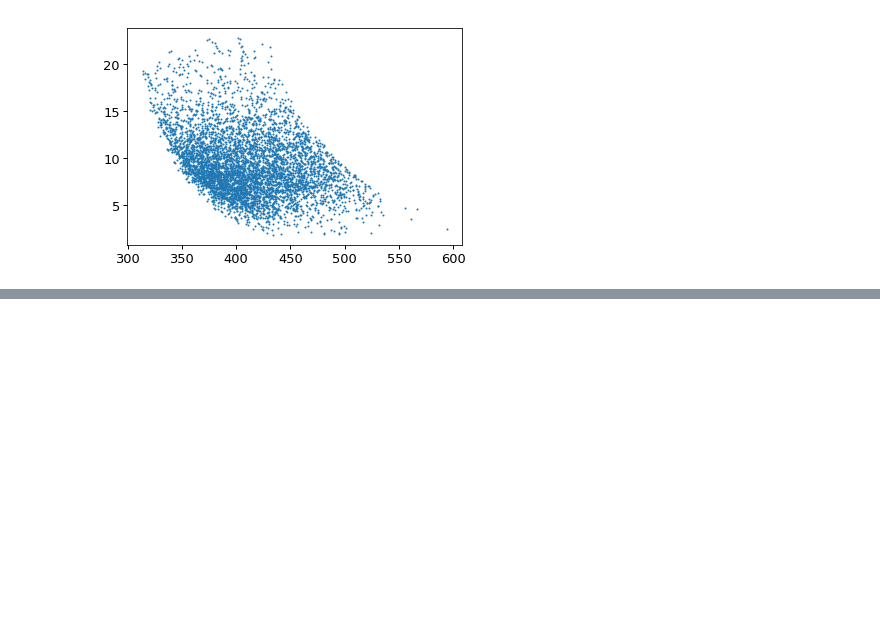
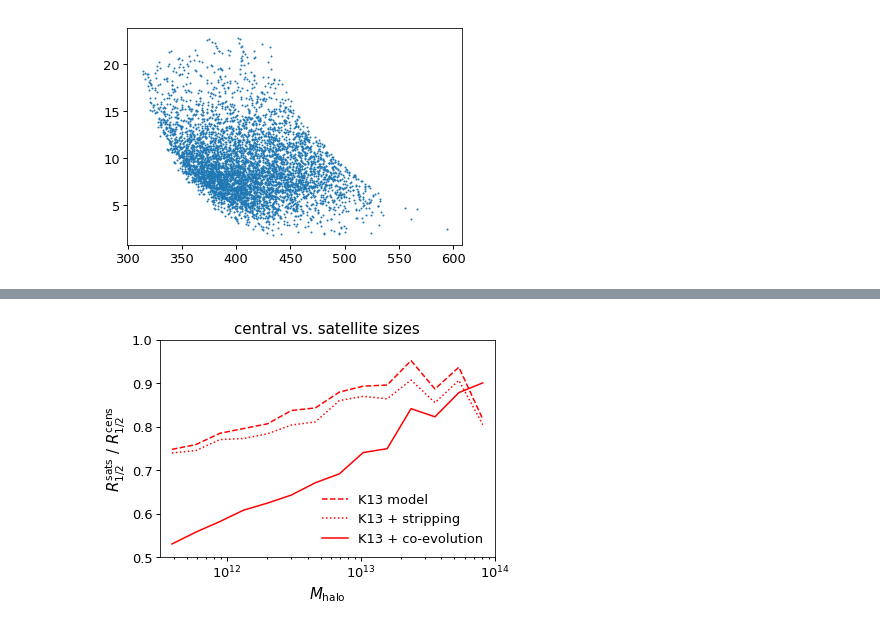
Before and after one commit to aphearin/galsize_models, a Jupyter notebook: notebooks/stripping_dev.ipynb, the cells around one changed output, grey strips where cells are left out. Drawn from its saved outputs; the diff is of its cells as text; code cells hidden in the pictures; blank space fills up the shorter version.

Commit message:
Updated FIGS with new summary stat of cens vs. sats sizes in the three different models

```diff
--- a/notebooks/stripping_dev.ipynb
+++ b/notebooks/stripping_dev.ipynb
@@ -220,0 +275,79 @@ sample.keys()
+# %%
+mpeak_bins = np.logspace(11.5, 14, 15)
+mpeak_mids = 10**(0.5*(np.log10(mpeak_bins[:-1]) + np.log10(mpeak_bins[1:])))
+
+drhalf_spl_orig = np.zeros_like(mpeak_mids)
+drhalf_spl_stripping = np.zeros_like(mpeak_mids)
+drhalf_spl_coevolution = np.zeros_like(mpeak_mids)
+drhalf_sat_orig = np.zeros_like(mpeak_mids)
+drhalf_sat_stripping = np.zeros_like(mpeak_mids)
+drhalf_sat_coevolution = np.zeros_like(mpeak_mids)
+
+frac_rhalf_spl_orig = np.zeros_like(mpeak_mids)
+frac_rhalf_spl_stripping = np.zeros_like(mpeak_mids)
+frac_rhalf_spl_coevolution = np.zeros_like(mpeak_mids)
+frac_rhalf_sat_orig = np.zeros_like(mpeak_mids)
+frac_rhalf_sat_stripping = np.zeros_like(mpeak_mids)
+frac_rhalf_sat_coevolution = np.zeros_like(mpeak_mids)
+
+
+for i, low, high in zip(range(len(mpeak_mids)), mpeak_bins[:-1], mpeak_bins[1:]):
+    mask = (mock['mpeak'] > low) & (mock['mpeak'] < high)
+    sample = mock[mask]
+    cenmask = sample['upid'] == -1
+    true_cenmask = cenmask & (sample['scale_factor_firstacc'] > 1)
+    spl_cenmask = cenmask & (sample['scale_factor_firstacc'] < 1)
+    logrhalf_truecen_orig = np.log10(np.median(sample['r50_orig'][true_cenmask]))
+    logrhalf_splcen_orig = np.log10(np.median(sample['r50_orig'][spl_cenmask]))
+    logrhalf_sat_orig = np.log10(np.median(sample['r50_orig'][~cenmask]))
+    drhalf_spl_orig[i] = logrhalf_splcen_orig - logrhalf_truecen_orig
+    drhalf_sat_orig[i] = logrhalf_sat_orig - logrhalf_truecen_orig
+    frac_rhalf_sat_orig[i] = (10**logrhalf_sat_orig)/(10**logrhalf_truecen_orig)
+
+    logrhalf_truecen_stripping = np.log10(np.median(sample['r50_stripping'][true_cenmask]))
+    logrhalf_splcen_stripping = np.log10(np.median(sample['r50_stripping'][spl_cenmask]))
+    logrhalf_sat_stripping = np.log10(np.median(sample['r50_stripping'][~cenmask]))
+    drhalf_spl_stripping[i] = logrhalf_splcen_stripping - logrhalf_truecen_stripping
+    drhalf_sat_stripping[i] = logrhalf_sat_stripping - logrhalf_truecen_stripping
+    frac_rhalf_sat_stripping[i] = (10**logrhalf_sat_stripping)/(10**logrhalf_truecen_stripping)
+
+    logrhalf_truecen_coevolution = np.log10(np.median(sample['r50_coevolution'][true_cenmask]))
+    logrhalf_splcen_coevolution = np.log10(np.median(sample['r50_coevolution'][spl_cenmask]))
+    logrhalf_sat_coevolution = np.log10(np.median(sample['r50_coevolution'][~cenmask]))
+    drhalf_spl_coevolution[i] = logrhalf_splcen_coevolution - logrhalf_truecen_coevolution
+    drhalf_sat_coevolution[i] = logrhalf_sat_coevolution - logrhalf_truecen_coevolution
+    frac_rhalf_sat_coevolution[i] = (10**logrhalf_sat_coevolution)/(10**logrhalf_truecen_coevolution)
+
+
+from scipy.signal import savgol_filter
+
+fig, ax = plt.subplots(1, 1)
+xscale = ax.set_xscale('log')
+
+# __=ax.plot(mpeak_mids, savgol_filter(drhalf_spl_coevolution, 7, 3), color='green')
+# __=ax.plot(mpeak_mids, drhalf_sat_coevolution, color='red')
+# __=ax.plot(mpeak_mids, savgol_filter(drhalf_spl_orig, 7, 3), '--', color='green')
+# __=ax.plot(mpeak_mids, drhalf_sat_orig, '--', color='red')
+# __=ax.plot(mpeak_mids, savgol_filter(drhalf_spl_stripping, 7, 3), ':', color='green')
+# __=ax.plot(mpeak_mids, drhalf_sat_stripping, ':', color='red')
+
+__=ax.plot(mpeak_mids, frac_rhalf_sat_orig, '--', color='red',
+          label=r'K13 model')
+__=ax.plot(mpeak_mids, frac_rhalf_sat_stripping, ':', color='red',
+          label=r'K13 + stripping')
+__=ax.plot(mpeak_mids, frac_rhalf_sat_coevolution, color='red',
+          label=r'K13 + co-evolution')
+
+xlim = ax.set_xlim(10**11.5, 10**14)
+ylim = ax.set_ylim(0.5, 1)
+title = ax.set_title(r'central vs. satellite sizes')
+xlabel = ax.set_xlabel(r'$M_{\rm halo}$')
+ylabel = ax.set_ylabel(r'$R_{1/2}^{\rm sats}\ /\ R_{1/2}^{\rm cens}$')
+__=ax.plot(np.logspace(11, 15, 100), np.zeros(100), ':', color='gray')
+
+leg = ax.legend()
+
+figname = 'sat_vs_cen_sizes_fracdiff.pdf'
+fig.savefig(figname, bbox_extra_artists=[xlabel, ylabel], bbox_inches='tight')
+# %% [output]
+[figure, added]
```
Also changed, not shown: parts of 7 cells of this notebook, 1 other file.
